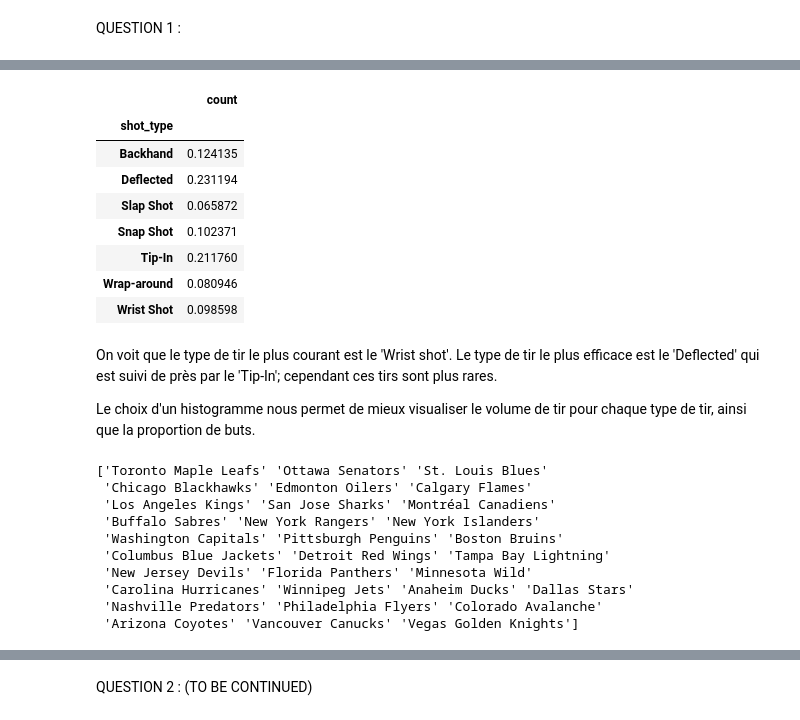
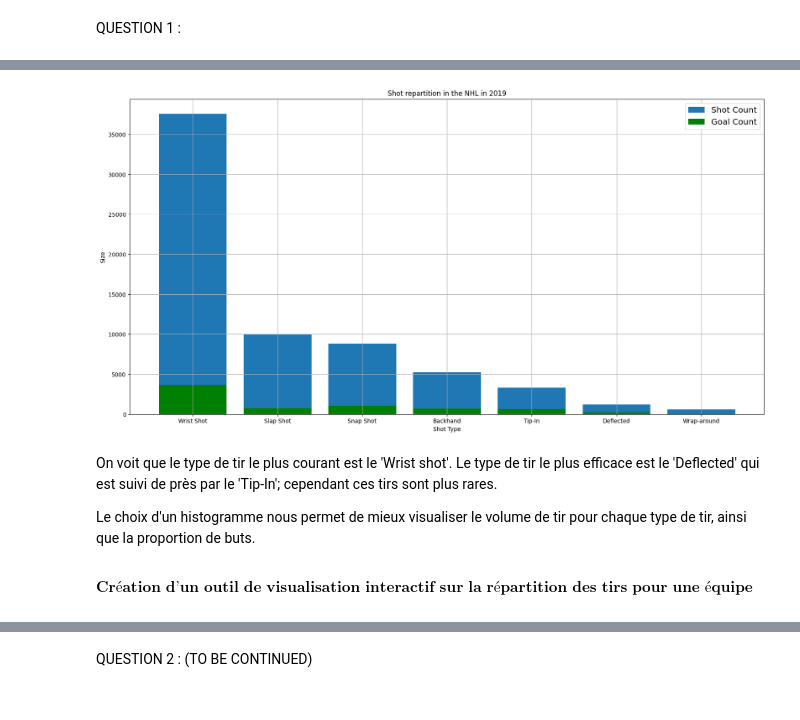
Before and after one commit to MkYacine/IFT6758-Projet, a Jupyter notebook: data/simple_visualization.ipynb, the cells around one changed output, grey strips where cells are left out. Drawn from its saved outputs; the diff is of its cells as text; code cells hidden in the pictures.

```diff
--- a/data/simple_visualization.ipynb
+++ b/data/simple_visualization.ipynb
@@ -48,17 +32,11 @@ plt.show()
-# %%
-goal_proportion = pd.DataFrame(goal_count/shot_count)
-goal_proportion
-# %% [output]
-|  | count |
-| shot_type |  |
-| Backhand | 0.124135 |
-| Deflected | 0.231194 |
-| Slap Shot | 0.065872 |
-| Snap Shot | 0.102371 |
-| Tip-In | 0.211760 |
-| Wrap-around | 0.080946 |
-| Wrist Shot | 0.098598 |
+# %%
+year = 2019
+sv.plot_shot_repartition_NHL(df,year)
+# %% [output]
+[figure, added]
 # %% [markdown]
 On voit que le type de tir le plus courant est le 'Wrist shot'. Le type de tir le plus efficace est le 'Deflected' qui est suivi de près par le 'Tip-In'; cependant ces tirs sont plus rares.
 
 Le choix d'un histogramme nous permet de mieux visualiser le volume de tir pour chaque type de tir, ainsi que la proportion de buts.
+# %% [markdown]
+$$\textbf{Création d'un outil de visualisation interactif sur la répartition des tirs pour une équipe donnée}$$
@@ -65,14 +49,6 @@ Le choix d'un histogramme nous permet de mieux visualiser le volume de tir pour
 # %%
 team_list = df['attacking_team_name'].unique()
-print(team_list)
+team_dropdown = widgets.Dropdown(
+    options=team_list,
+    description='Team:'
+)
-# %% [output]
-['Toronto Maple Leafs' 'Ottawa Senators' 'St. Louis Blues'
- 'Chicago Blackhawks' 'Edmonton Oilers' 'Calgary Flames'
- 'Los Angeles Kings' 'San Jose Sharks' 'Montréal Canadiens'
- 'Buffalo Sabres' 'New York Rangers' 'New York Islanders'
- 'Washington Capitals' 'Pittsburgh Penguins' 'Boston Bruins'
- 'Columbus Blue Jackets' 'Detroit Red Wings' 'Tampa Bay Lightning'
- 'New Jersey Devils' 'Florida Panthers' 'Minnesota Wild'
- 'Carolina Hurricanes' 'Winnipeg Jets' 'Anaheim Ducks' 'Dallas Stars'
- 'Nashville Predators' 'Philadelphia Flyers' 'Colorado Avalanche'
- 'Arizona Coyotes' 'Vancouver Canucks' 'Vegas Golden Knights']
```
Also changed, not shown: parts of 30 cells of this notebook, 3 other files.
